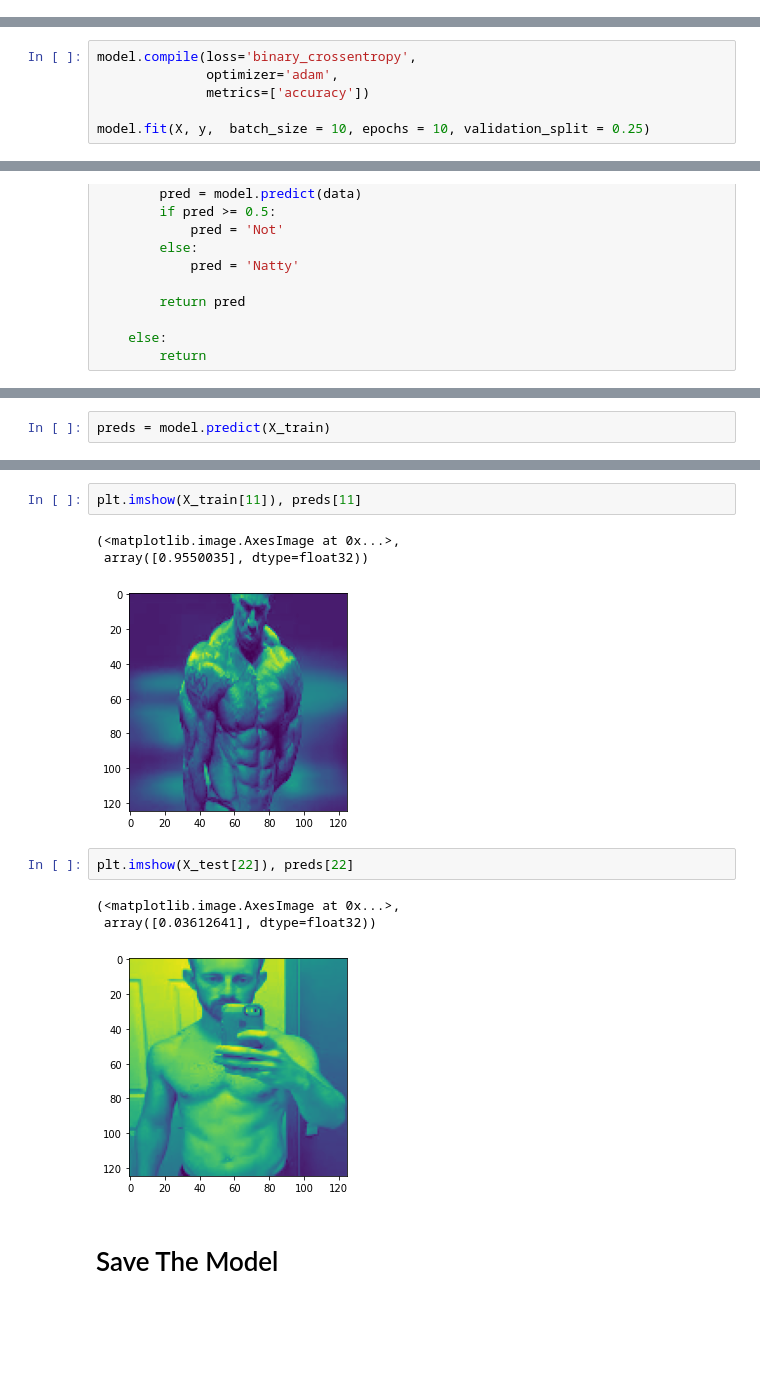
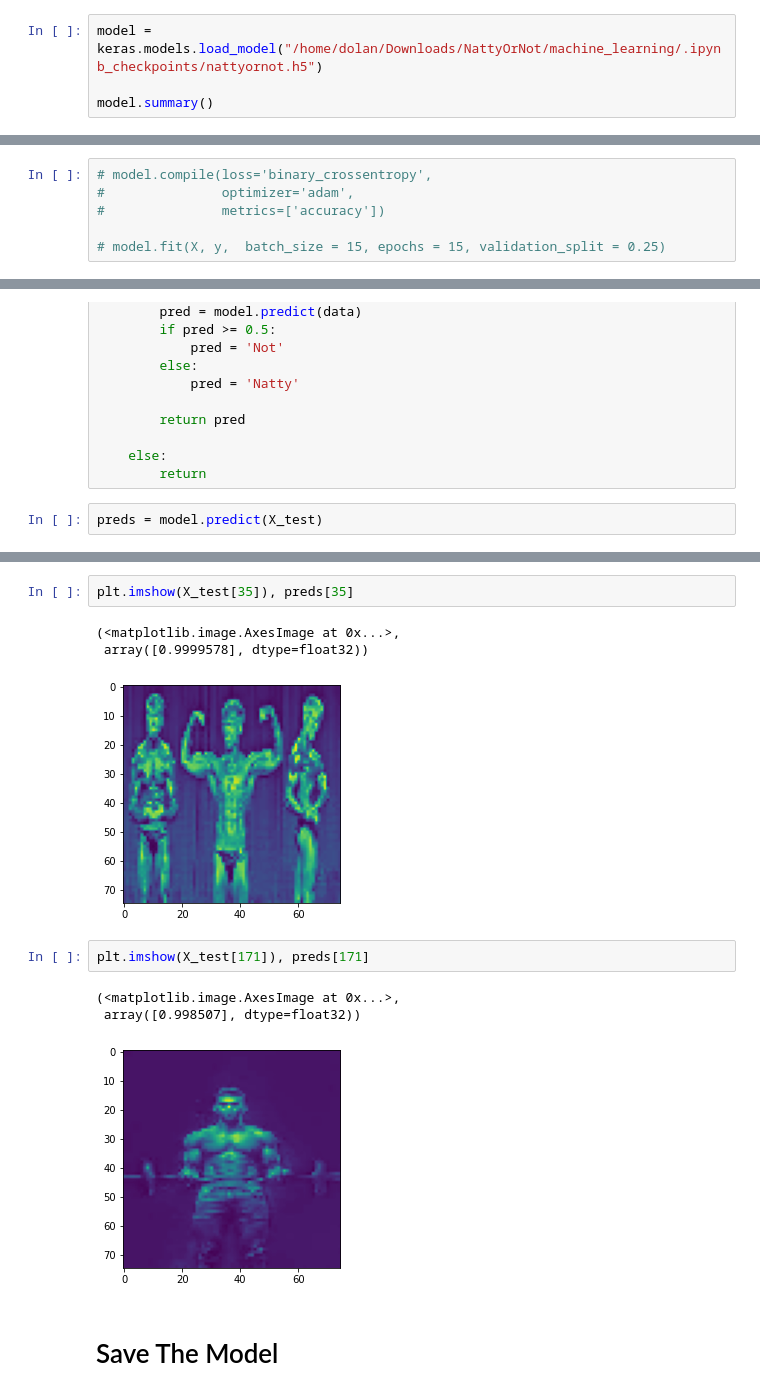
Before and after one commit to DavidHostler/NattyOrNot, a Jupyter notebook: machine_learning/Neural Network.ipynb, the cells around one changed output, grey strips where cells are left out. Drawn from its saved outputs; the diff is of its cells as text; blank space fills up the shorter version.

```diff
--- a/machine_learning/Neural Network.ipynb
+++ b/machine_learning/Neural Network.ipynb
@@ -161,3 +169,7 @@ model.add(Dense(64))
 
 model.add(Dense(1))
 model.add(Activation('sigmoid'))
+# %%
+model = keras.models.load_model("/home/dolan/Downloads/NattyOrNot/machine_learning/.ipynb_checkpoints/nattyornot.h5")
+
+model.summary()
@@ -164,7 +194,7 @@ model.add(Activation('sigmoid'))
 # %%
-model.compile(loss='binary_crossentropy',
-              optimizer='adam',
-              metrics=['accuracy'])
+# model.compile(loss='binary_crossentropy',
+#               optimizer='adam',
+#               metrics=['accuracy'])
 
-model.fit(X, y,  batch_size = 10, epochs = 10, validation_split = 0.25)
+# model.fit(X, y,  batch_size = 15, epochs = 15, validation_split = 0.25)
 # %% [output]
@@ -215,4 +240,6 @@ def predict(data):
 
     else:
         return
+# %%
+preds = model.predict(X_test)
 # %%
@@ -233,5 +261,3 @@ plt.imshow(X_test[7]), preds[7]
-# %%
-preds = model.predict(X_train)
 # %%
 plt.imshow(X_test[2]), preds[2]
 # %% [output]
@@ -241,15 +267,15 @@ plt.imshow(X_test[2]), preds[2]
 # %%
-plt.imshow(X_train[11]), preds[11]
+plt.imshow(X_test[35]), preds[35]
 # %% [output]
 (<matplotlib.image.AxesImage at 0x...>,
- array([0.9550035], dtype=float32))
+ array([0.9999578], dtype=float32))
-[figure, old version]
+[figure, new version]
 # %%
-plt.imshow(X_test[22]), preds[22]
+plt.imshow(X_test[171]), preds[171]
 # %% [output]
 (<matplotlib.image.AxesImage at 0x...>,
- array([0.03612641], dtype=float32))
+ array([0.998507], dtype=float32))
-[figure, old version]
+[figure, new version]
 # %% [markdown]
 # Save The Model
 # %%
```
Also changed, not shown: parts of 28 cells of this notebook, 11 other files.
